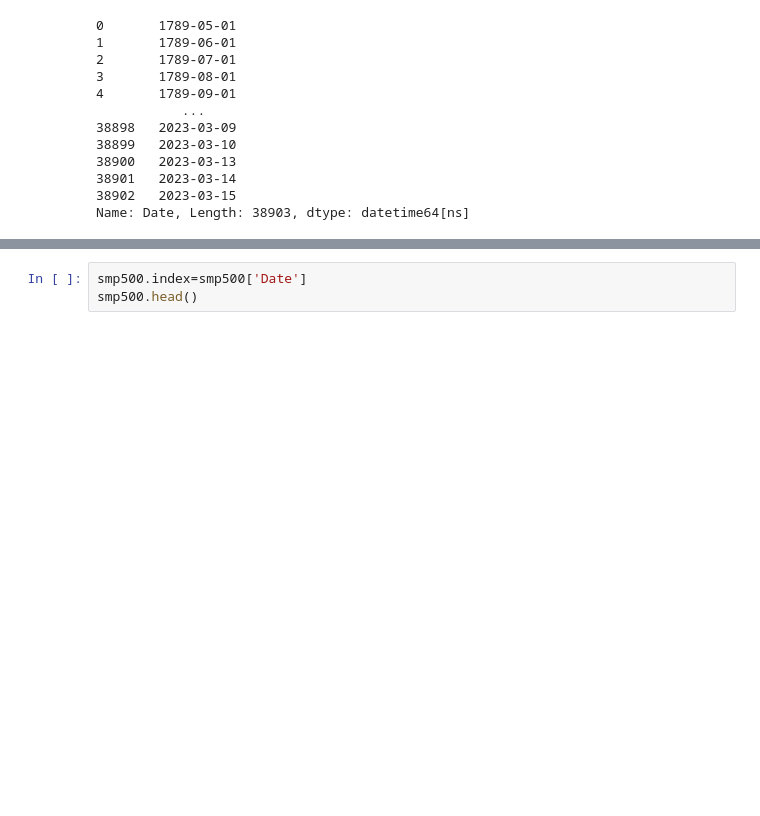
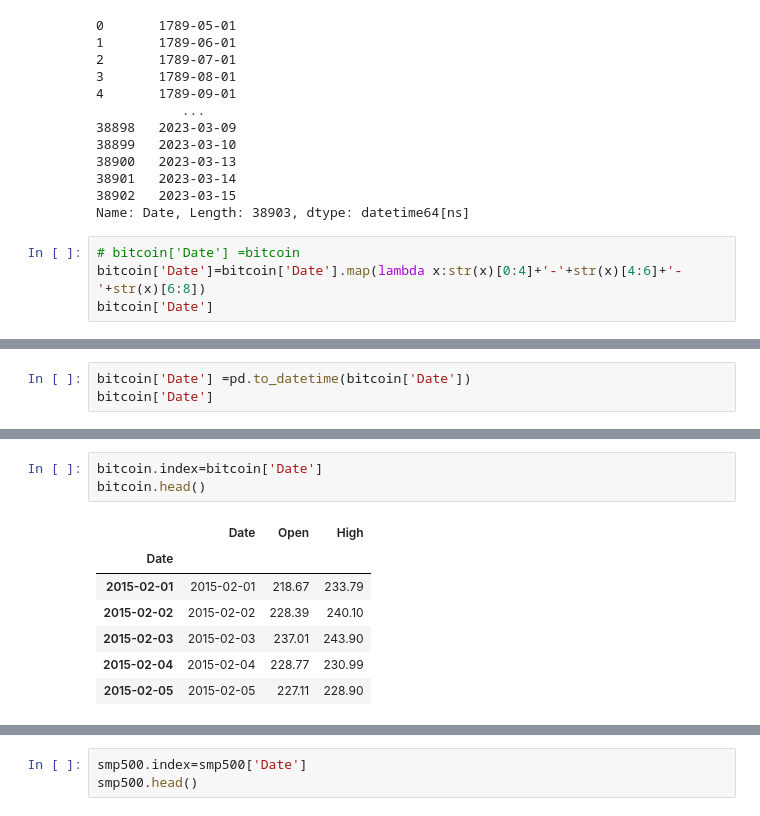
Before and after one commit to aintproud/analitic, a Jupyter notebook: 1.ipynb, the cells around one changed output, grey strips where cells are left out. Drawn from its saved outputs; the diff is of its cells as text; blank space fills up the shorter version.

```diff
--- a/1.ipynb
+++ b/1.ipynb
@@ -66,3 +66,7 @@ smp500['Date']
 38901   2023-03-14
 38902   2023-03-15
 Name: Date, Length: 38903, dtype: datetime64[ns]
+# %%
+# bitcoin['Date'] =bitcoin
+bitcoin['Date']=bitcoin['Date'].map(lambda x:str(x)[0:4]+'-'+str(x)[4:6]+'-'+str(x)[6:8])
+bitcoin['Date']
@@ -68,0 +86,3 @@ Name: Date, Length: 38903, dtype: datetime64[ns]
+# %%
+bitcoin['Date'] =pd.to_datetime(bitcoin['Date'])
+bitcoin['Date']
@@ -68,0 +102,11 @@ Name: Date, Length: 38903, dtype: datetime64[ns]
+# %%
+bitcoin.index=bitcoin['Date']
+bitcoin.head()
+# %% [output]
+|  | Date | Open | High |
+| Date |  |  |  |
+| 2015-02-01 | 2015-02-01 | 218.67 | 233.79 |
+| 2015-02-02 | 2015-02-02 | 228.39 | 240.10 |
+| 2015-02-03 | 2015-02-03 | 237.01 | 243.90 |
+| 2015-02-04 | 2015-02-04 | 228.77 | 230.99 |
+| 2015-02-05 | 2015-02-05 | 227.11 | 228.90 |
```
Also changed, not shown: parts of 3 cells of this notebook.
